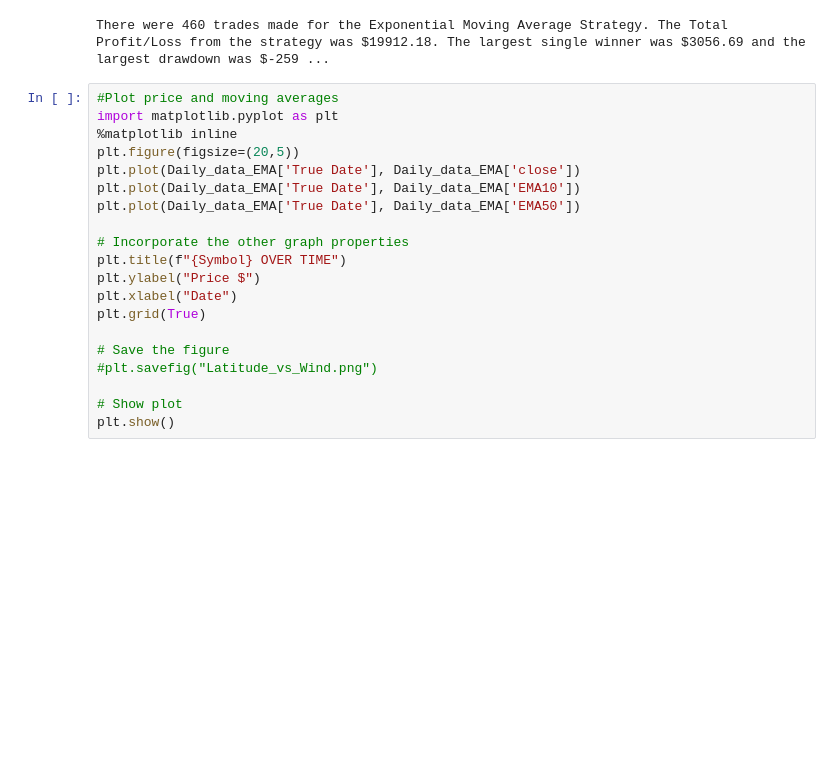
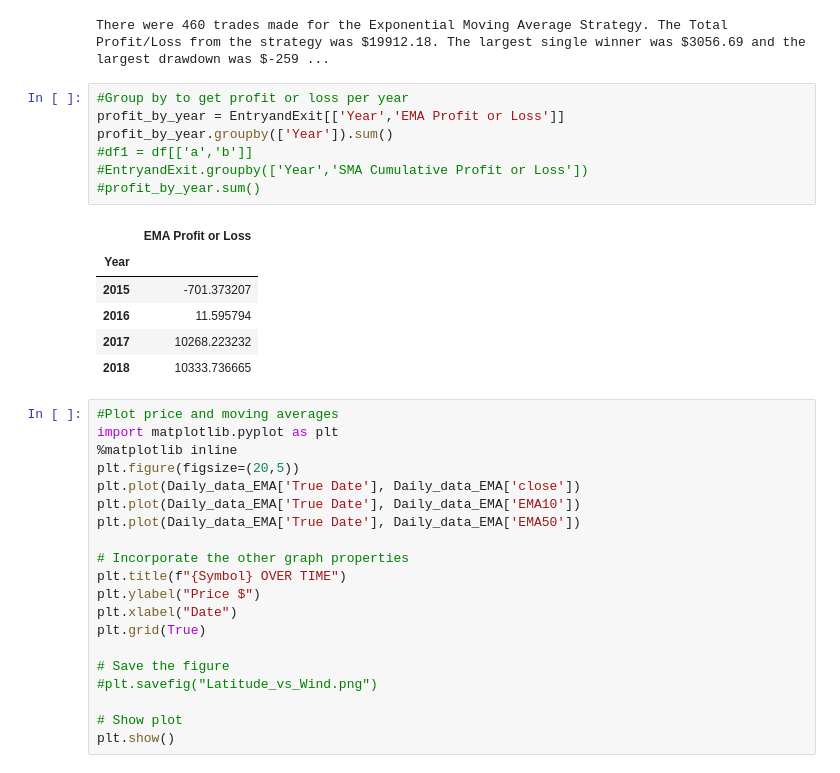
Before and after one commit to eliaselmet/Crypto-Project, a Jupyter notebook: Crypto_Main_Jonas-EMA.ipynb, the cells around one changed output. Cells and saved outputs as stored; diff of their text form; blank space fills up the shorter version.

Commit message:
Added a groupby to compare by years

```diff
--- a/Crypto_Main_Jonas-EMA.ipynb
+++ b/Crypto_Main_Jonas-EMA.ipynb
@@ -137,6 +137,20 @@ print(f"There were {total_trades} trades made for the Exponential Moving Average
 strategy was ${round(Total_profit_points,2)}. The largest single winner was ${round(largest_winner,2)} and the largest drawdown was ${round(largest_drawdown,2)}")
 # %% [output]
 There were 460 trades made for the Exponential Moving Average Strategy. The Total Profit/Loss from the strategy was $19912.18. The largest single winner was $3056.69 and the largest drawdown was $-259 ...
+# %%
+#Group by to get profit or loss per year
+profit_by_year = EntryandExit[['Year','EMA Profit or Loss']]
+profit_by_year.groupby(['Year']).sum()
+#df1 = df[['a','b']]
+#EntryandExit.groupby(['Year','SMA Cumulative Profit or Loss'])
+#profit_by_year.sum()
+# %% [output]
+|  | EMA Profit or Loss |
+| Year |  |
+| 2015 | -701.373207 |
+| 2016 | 11.595794 |
+| 2017 | 10268.223232 |
+| 2018 | 10333.736665 |
 # %%
 #Plot price and moving averages
 import matplotlib.pyplot as plt
```
Also changed, not shown: 1 other file.
